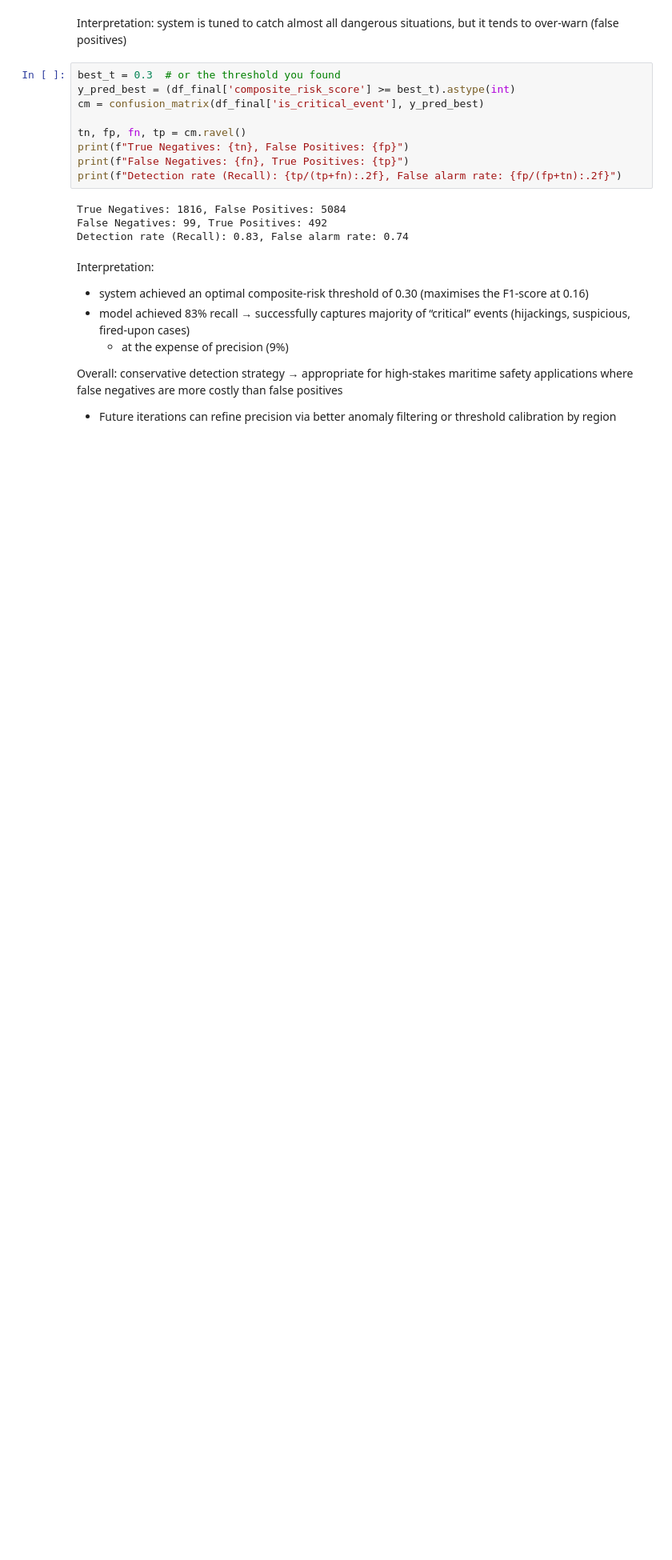
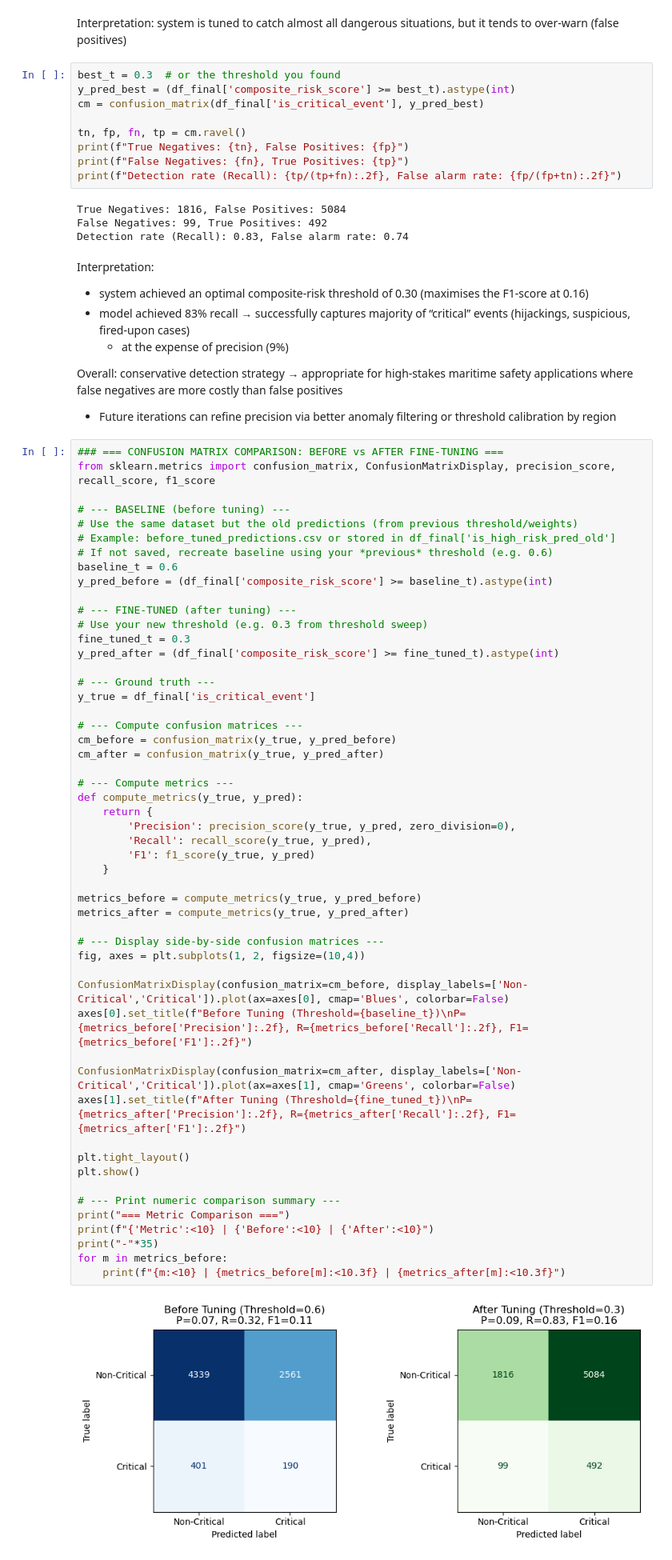
Before and after one commit to zuweii/datamining, a Jupyter notebook: piracy.ipynb, the cells around one changed output. Shown at 80% size. Saved outputs shown, nothing was run; the diff lists cells and outputs as text; blank space fills up the shorter version.

Commit message:
added confusion matrix comparison for piracy

```diff
--- a/piracy.ipynb
+++ b/piracy.ipynb
@@ -2055,3 +2016,57 @@ Interpretation:
 
 Overall: conservative detection strategy → appropriate for high-stakes maritime safety applications where false negatives are more costly than false positives
 - Future iterations can refine precision via better anomaly filtering or threshold calibration by region
+# %%
+### === CONFUSION MATRIX COMPARISON: BEFORE vs AFTER FINE-TUNING ===
+from sklearn.metrics import confusion_matrix, ConfusionMatrixDisplay, precision_score, recall_score, f1_score
+
+# --- BASELINE (before tuning) ---
+# Use the same dataset but the old predictions (from previous threshold/weights)
+# Example: before_tuned_predictions.csv or stored in df_final['is_high_risk_pred_old']
+# If not saved, recreate baseline using your *previous* threshold (e.g. 0.6)
+baseline_t = 0.6
+y_pred_before = (df_final['composite_risk_score'] >= baseline_t).astype(int)
+
+# --- FINE-TUNED (after tuning) ---
+# Use your new threshold (e.g. 0.3 from threshold sweep)
+fine_tuned_t = 0.3
+y_pred_after = (df_final['composite_risk_score'] >= fine_tuned_t).astype(int)
+
+# --- Ground truth ---
+y_true = df_final['is_critical_event']
+
+# --- Compute confusion matrices ---
+cm_before = confusion_matrix(y_true, y_pred_before)
+cm_after = confusion_matrix(y_true, y_pred_after)
+
+# --- Compute metrics ---
+def compute_metrics(y_true, y_pred):
+    return {
+        'Precision': precision_score(y_true, y_pred, zero_division=0),
+        'Recall': recall_score(y_true, y_pred),
+        'F1': f1_score(y_true, y_pred)
+    }
+
+metrics_before = compute_metrics(y_true, y_pred_before)
+metrics_after = compute_metrics(y_true, y_pred_after)
+
+# --- Display side-by-side confusion matrices ---
+fig, axes = plt.subplots(1, 2, figsize=(10,4))
+
+ConfusionMatrixDisplay(confusion_matrix=cm_before, display_labels=['Non-Critical','Critical']).plot(ax=axes[0], cmap='Blues', colorbar=False)
+axes[0].set_title(f"Before Tuning (Threshold={baseline_t})\nP={metrics_before['Precision']:.2f}, R={metrics_before['Recall']:.2f}, F1={metrics_before['F1']:.2f}")
+
+ConfusionMatrixDisplay(confusion_matrix=cm_after, display_labels=['Non-Critical','Critical']).plot(ax=axes[1], cmap='Greens', colorbar=False)
+axes[1].set_title(f"After Tuning (Threshold={fine_tuned_t})\nP={metrics_after['Precision']:.2f}, R={metrics_after['Recall']:.2f}, F1={metrics_after['F1']:.2f}")
+
+plt.tight_layout()
+plt.show()
+
+# --- Print numeric comparison summary ---
+print("=== Metric Comparison ===")
+print(f"{'Metric':<10} | {'Before':<10} | {'After':<10}")
+print("-"*35)
+for m in metrics_before:
+    print(f"{m:<10} | {metrics_before[m]:<10.3f} | {metrics_after[m]:<10.3f}")
+# %% [output]
+[figure, added]
```
Also changed, not shown: parts of 8 cells of this notebook.
